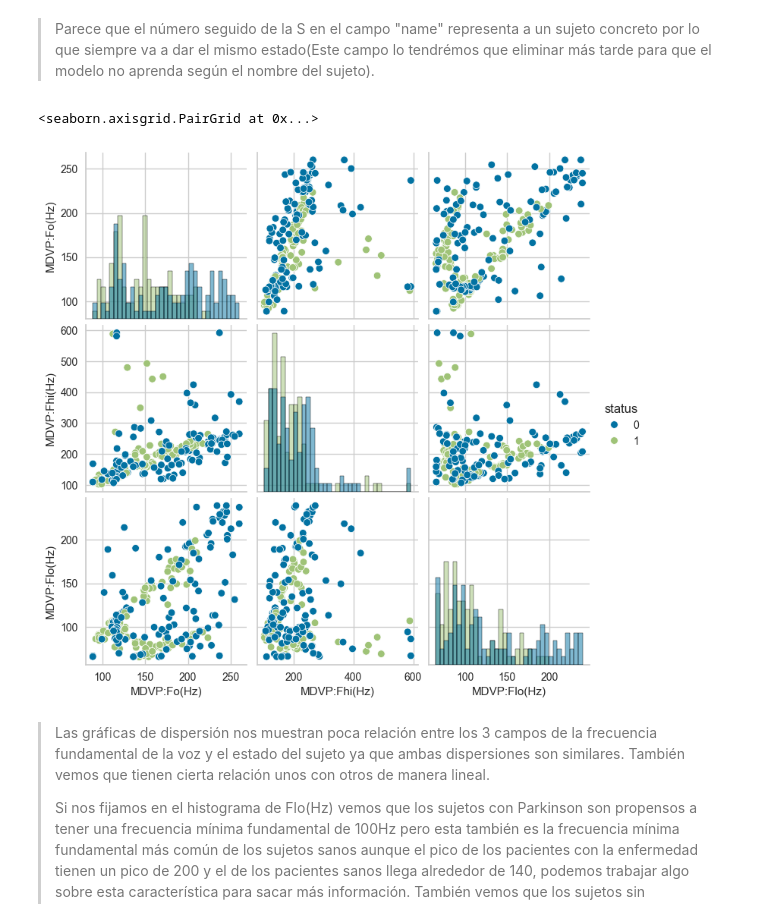
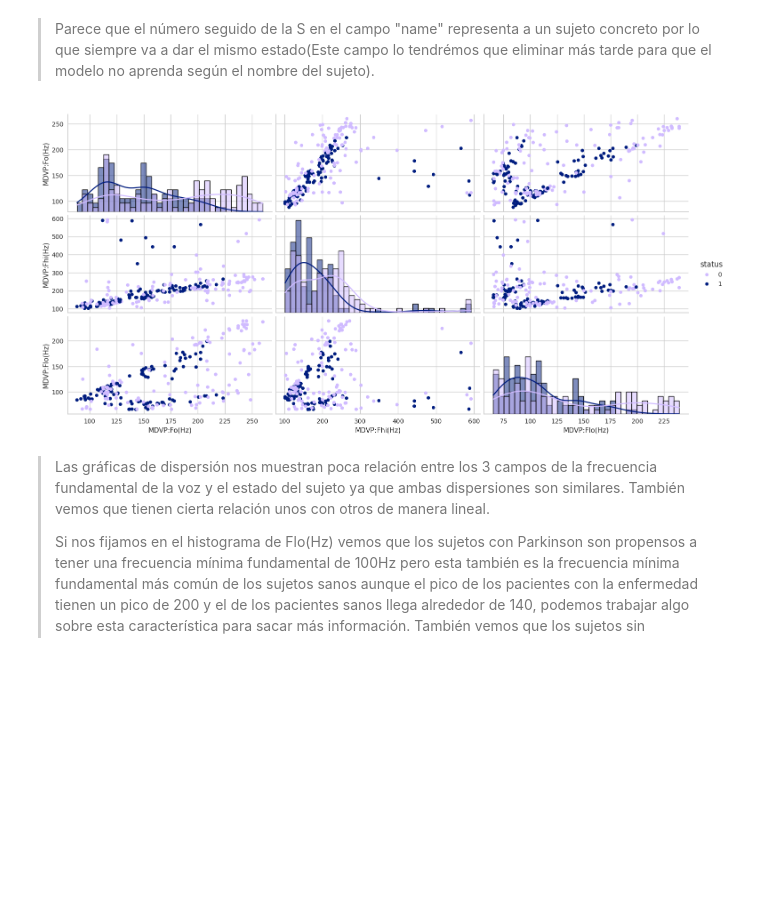
Before and after one commit to Toni2Morales/PrediccionParkinson, a Jupyter notebook: notebooks/Parkinson.ipynb, the cells around one changed output. Drawn from its saved outputs; the diff is of its cells as text; code cells hidden in the pictures; blank space fills up the shorter version.

```diff
--- a/notebooks/Parkinson.ipynb
+++ b/notebooks/Parkinson.ipynb
@@ -377,9 +392,15 @@ compare_3d(DataPrincipal.iloc[:,PosCampoInicial:PosCampoInicial+3], DataSintetic
 # %%
 # synthesizer = CopulaGANSynthesizer(Metadata, verbose = True)
 # synthesizer.fit(DataPrincipal)
-# %%
-# Guardar(synthesizer, "CopulaGANSynthesizer")
-synthesizer = Abrir("CopulaGANSynthesizer")
+# %%
+# if os.name == "nt":
+#     Guardar(synthesizer, "WinCopulaGANSynthesizer")
+# elif os.name == "posix":
+#     Guardar(synthesizer, "LinCopulaGANSynthesizer")
+if os.name == "nt":
+    synthesizer = Abrir("WinCopulaGANSynthesizer")
+elif os.name == "posix":
+    synthesizer = Abrir("LinCopulaGANSynthesizer")
 # %%
 DataSintetico = synthesizer.sample(num_rows=150)
 Diagnostico = run_diagnostic(
@@ -441,6 +455,8 @@ len(DataPrincipal[DataPrincipal["status"] == 1])-len(DataPrincipal[DataPrincipal
-# %%
-# Guardar(synthesizer, "MejorModelo")
-synthesizer = Abrir("MejorModelo")
+# %%
+if os.name == "nt":
+    synthesizer = Abrir("WinGaussianCopulaSynthesizer")
+elif os.name == "posix":
+    synthesizer = Abrir("LinGaussianCopulaSynthesizer")
 # %%
 DataSintetico = synthesizer.sample(num_rows=400)
 Diagnostico = run_diagnostic(
@@ -636,10 +652,15 @@ DataDef[["name", "status"]][:50]
 # %% [markdown]
 > Parece que el número seguido de la S en el campo "name" representa a un sujeto concreto por lo que siempre va a dar el mismo estado(Este campo lo tendrémos que eliminar más tarde para que el modelo no aprenda según el nombre del sujeto).
 # %%
-sns.pairplot(pd.concat([DataDef.iloc[:,1:4], DataDef["status"]], axis = 1), hue = "status", diag_kind = "hist", diag_kws = {"bins": 35})
+sns.pairplot(data = pd.concat([DataDef.iloc[:,1:4], DataDef["status"]], axis = 1),
+                hue = "status",
+                diag_kind = "hist",
+                diag_kws = {"bins": 35, "kde": True, "linewidth" : 1},
+                aspect = 2,
+                plot_kws=dict(s=30, edgecolor="white", linewidth = 0),
+                palette = [sns.color_palette("pastel")[4], sns.color_palette("dark")[0]]);
 # %% [output]
-<seaborn.axisgrid.PairGrid at 0x...>
-[figure, old version]
+[figure, new version]
 # %% [markdown]
 >Las gráficas de dispersión nos muestran poca relación entre los 3 campos de la frecuencia fundamental de la voz y el estado del sujeto ya que ambas dispersiones son similares. También vemos que tienen cierta relación unos con otros de manera lineal.
 >
```
Also changed, not shown: parts of 46 cells of this notebook, 8 other files.
